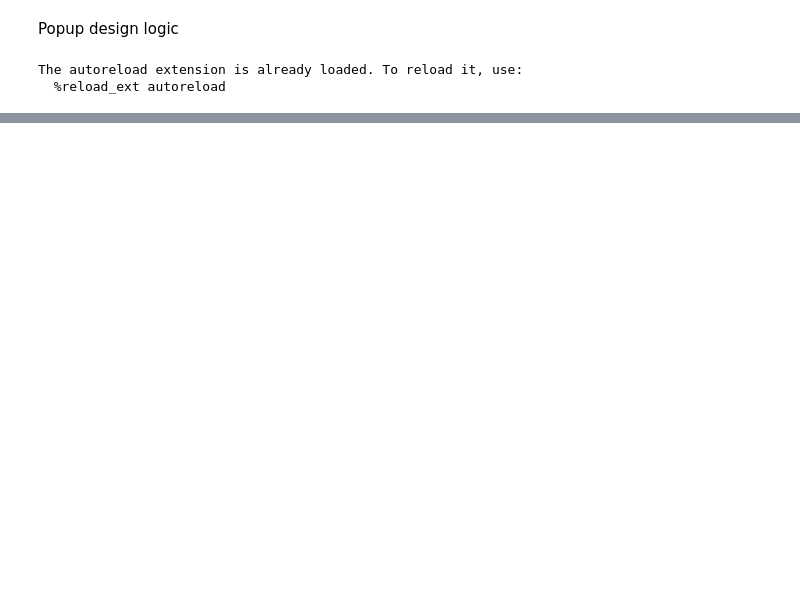
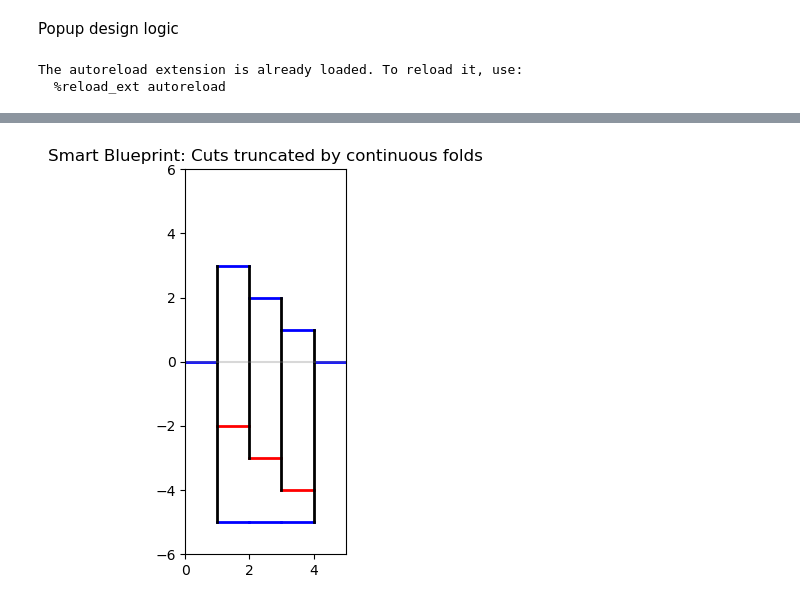
Before and after one commit to zining01/popup_design, a Jupyter notebook: popup_logic/popup_logic.ipynb, the cells around one changed output, grey strips where cells are left out. Cells and saved outputs as stored; diff of their text form; code cells hidden in the pictures; blank space fills up the shorter version.

```diff
--- a/popup_logic/popup_logic.ipynb
+++ b/popup_logic/popup_logic.ipynb
@@ -66,0 +84,4 @@ visualize_results(test_grid, output, size=GRIDSIDE)
+# %%
+generate_blueprint(output)
+# %% [output]
+[figure, added]
```
Also changed, not shown: parts of 5 cells of this notebook, 1 other file.
